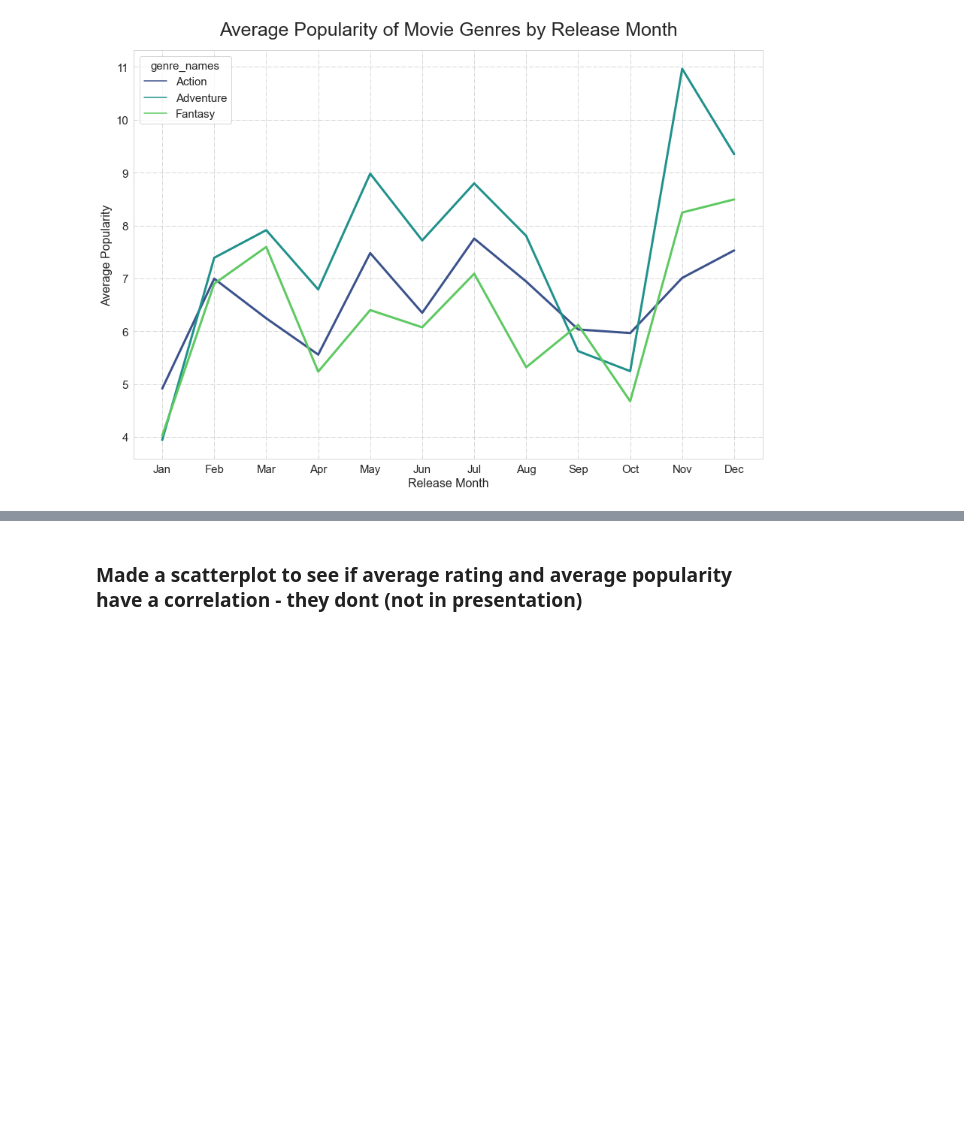
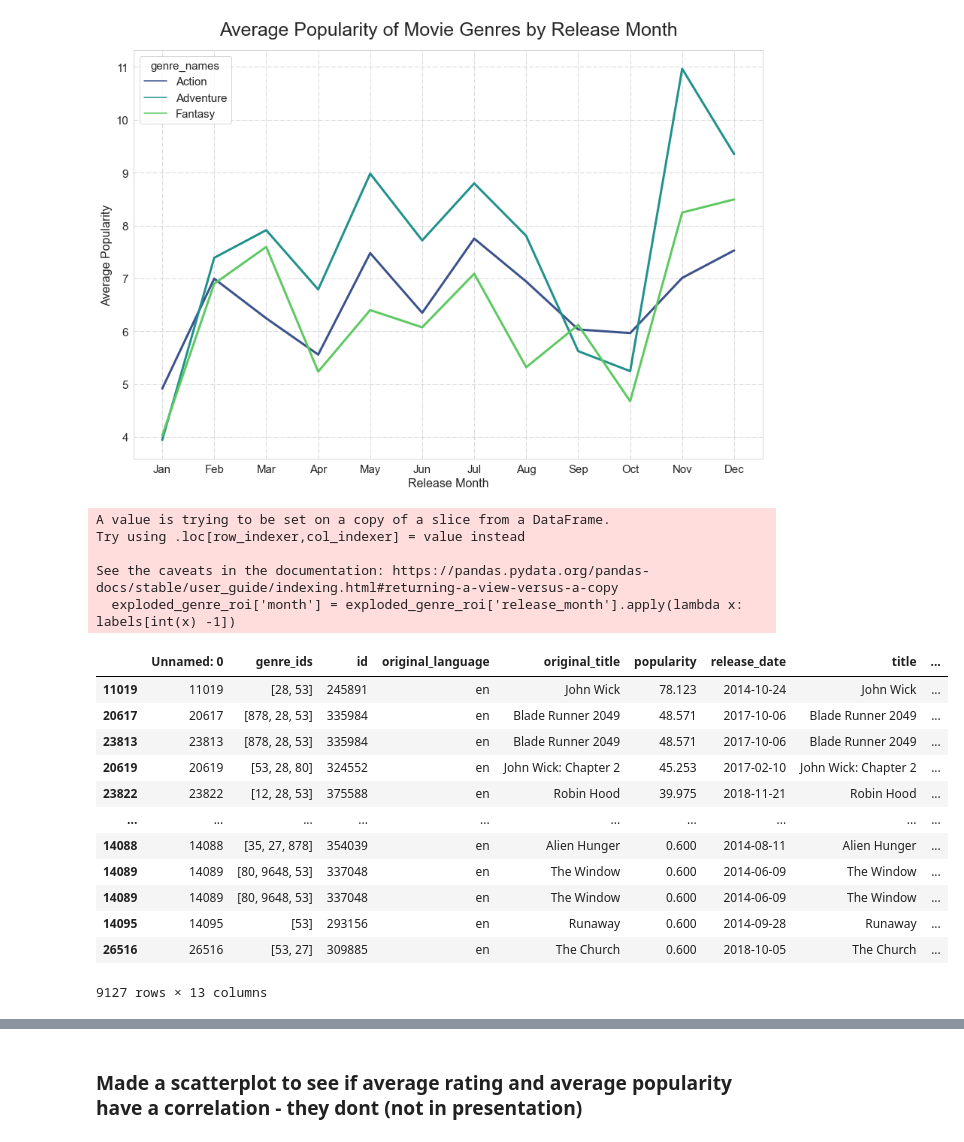
Before and after one commit to LaibahAshfaq/Microsoft-Movie-Analysis-Project, a Jupyter notebook: Final_Notebook.ipynb, the cells around one changed output, grey strips where cells are left out. Cells and saved outputs as stored; diff of their text form; code cells hidden in the pictures; blank space fills up the shorter version.

```diff
--- a/Final_Notebook.ipynb
+++ b/Final_Notebook.ipynb
@@ -316,0 +319,23 @@ plt.savefig("Average popularity of movie by release month.jpg", bbox_inches='tig
+# %%
+labels = ["Jan","Feb","Mar","Apr","May","Jun","Jul","Aug","Sep","Oct","Nov","Dec"]
+exploded_genre_roi['month'] = exploded_genre_roi['release_month'].apply(lambda x: labels[int(x) -1])
+exploded_genre_roi
+# %% [output]
+A value is trying to be set on a copy of a slice from a DataFrame.
+Try using .loc[row_indexer,col_indexer] = value instead
+
+See the caveats in the documentation: https://pandas.pydata.org/pandas-docs/stable/user_guide/indexing.html#returning-a-view-versus-a-copy
+  exploded_genre_roi['month'] = exploded_genre_roi['release_month'].apply(lambda x: labels[int(x) -1])
+|  | Unnamed: 0 | genre_ids | id | original_language | original_title | popularity | release_date | title | ... |
+| 11019 | 11019 | [28, 53] | 245891 | en | John Wick | 78.123 | 2014-10-24 | John Wick | ... |
+| 20617 | 20617 | [878, 28, 53] | 335984 | en | Blade Runner 2049 | 48.571 | 2017-10-06 | Blade Runner 2049 | ... |
+| 23813 | 23813 | [878, 28, 53] | 335984 | en | Blade Runner 2049 | 48.571 | 2017-10-06 | Blade Runner 2049 | ... |
+| 20619 | 20619 | [53, 28, 80] | 324552 | en | John Wick: Chapter 2 | 45.253 | 2017-02-10 | John Wick: Chapter 2 | ... |
+| 23822 | 23822 | [12, 28, 53] | 375588 | en | Robin Hood | 39.975 | 2018-11-21 | Robin Hood | ... |
+| ... | ... | ... | ... | ... | ... | ... | ... | ... | ... |
+| 14088 | 14088 | [35, 27, 878] | 354039 | en | Alien Hunger | 0.600 | 2014-08-11 | Alien Hunger | ... |
+| 14089 | 14089 | [80, 9648, 53] | 337048 | en | The Window | 0.600 | 2014-06-09 | The Window | ... |
+| 14089 | 14089 | [80, 9648, 53] | 337048 | en | The Window | 0.600 | 2014-06-09 | The Window | ... |
+| 14095 | 14095 | [53] | 293156 | en | Runaway | 0.600 | 2014-09-28 | Runaway | ... |
+| 26516 | 26516 | [53, 27] | 309885 | en | The Church | 0.600 | 2018-10-05 | The Church | ... |
+9127 rows × 13 columns
```
Also changed, not shown: parts of 31 cells of this notebook, 4 other files.
